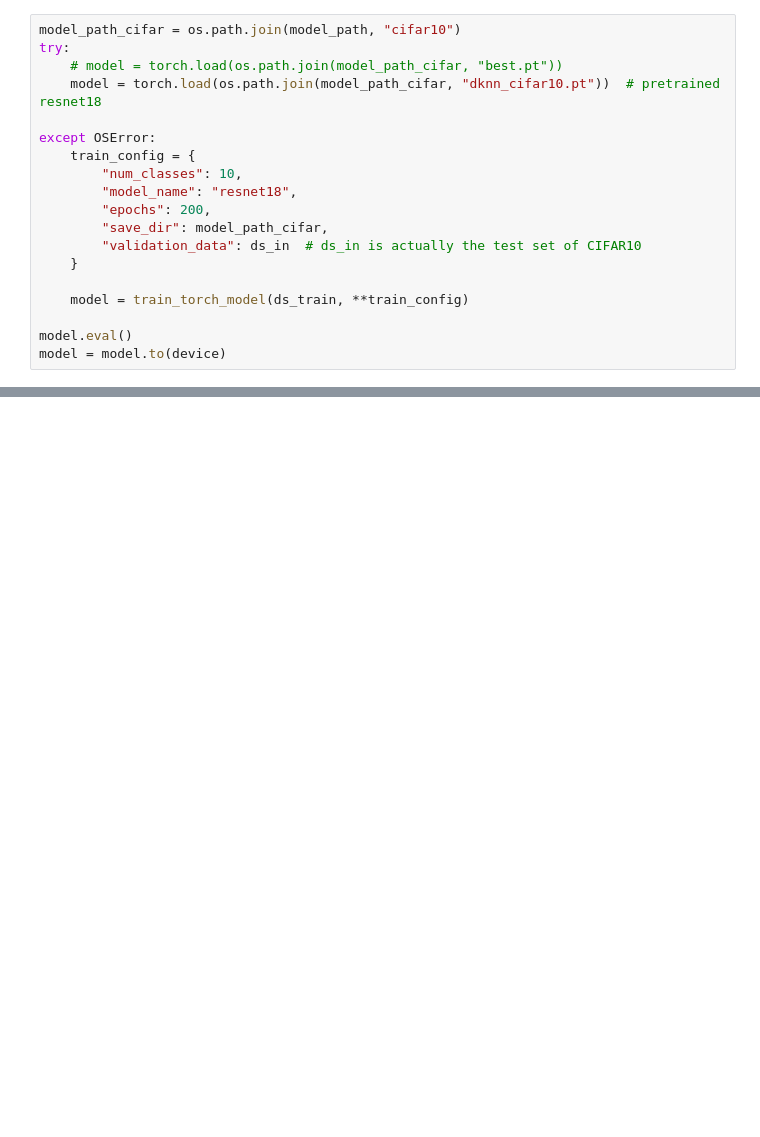
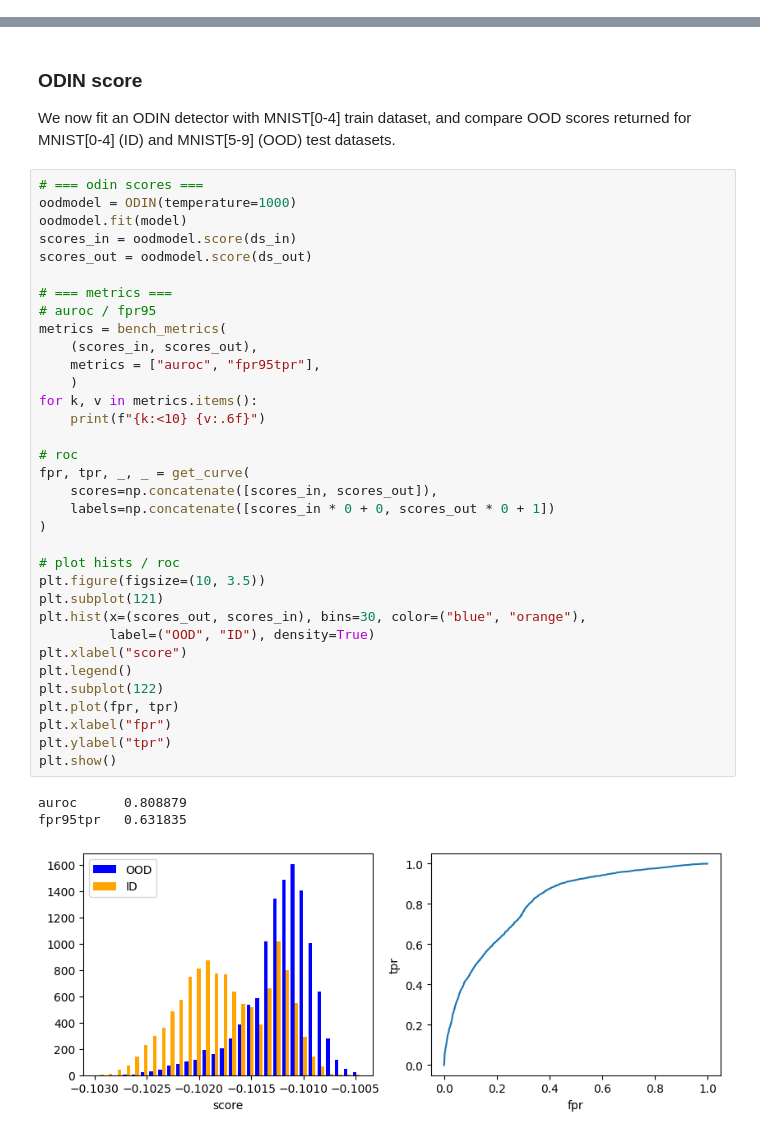
Before and after one commit to deel-ai/oodeel, a Jupyter notebook: docs/notebooks/torch/demo_odin_torch.ipynb, the cells around one changed output, grey strips where cells are left out. Cells and saved outputs as stored; diff of their text form; blank space fills up the shorter version.

```diff
--- a/docs/notebooks/torch/demo_odin_torch.ipynb
+++ b/docs/notebooks/torch/demo_odin_torch.ipynb
@@ -74,19 +0,0 @@ Train or load a model on in-distribution data (CIFAR-10). Note that `.get_datase
-# %%
-model_path_cifar = os.path.join(model_path, "cifar10")
-try:
-    # model = torch.load(os.path.join(model_path_cifar, "best.pt"))
-    model = torch.load(os.path.join(model_path_cifar, "dknn_cifar10.pt"))  # pretrained resnet18
-
-except OSError:
-    train_config = {
-        "num_classes": 10,
-        "model_name": "resnet18",
-        "epochs": 200,
-        "save_dir": model_path_cifar,
-        "validation_data": ds_in  # ds_in is actually the test set of CIFAR10
-    }
-
-    model = train_torch_model(ds_train, **train_config)
-
-model.eval()
-model = model.to(device)
@@ -234,0 +130,42 @@ Bonus experiment:
+# %% [markdown]
+### ODIN score
+
+We now fit an ODIN detector with MNIST[0-4] train dataset, and compare OOD scores returned for MNIST[0-4] (ID) and MNIST[5-9] (OOD) test datasets.
+# %%
+# === odin scores ===
+oodmodel = ODIN(temperature=1000)
+oodmodel.fit(model)
+scores_in = oodmodel.score(ds_in)
+scores_out = oodmodel.score(ds_out)
+
+# === metrics ===
+# auroc / fpr95
+metrics = bench_metrics(
+    (scores_in, scores_out),
+    metrics = ["auroc", "fpr95tpr"],
+    )
+for k, v in metrics.items():
+    print(f"{k:<10} {v:.6f}")
+
+# roc
+fpr, tpr, _, _ = get_curve(
+    scores=np.concatenate([scores_in, scores_out]),
+    labels=np.concatenate([scores_in * 0 + 0, scores_out * 0 + 1])
+)
+
+# plot hists / roc
+plt.figure(figsize=(10, 3.5))
+plt.subplot(121)
+plt.hist(x=(scores_out, scores_in), bins=30, color=("blue", "orange"),
+         label=("OOD", "ID"), density=True)
+plt.xlabel("score")
+plt.legend()
+plt.subplot(122)
+plt.plot(fpr, tpr)
+plt.xlabel("fpr")
+plt.ylabel("tpr")
+plt.show()
+# %% [output]
+auroc      0.808879
+fpr95tpr   0.631835
+[figure, added]
```
Also changed, not shown: parts of 34 cells of this notebook, 3 other files.
